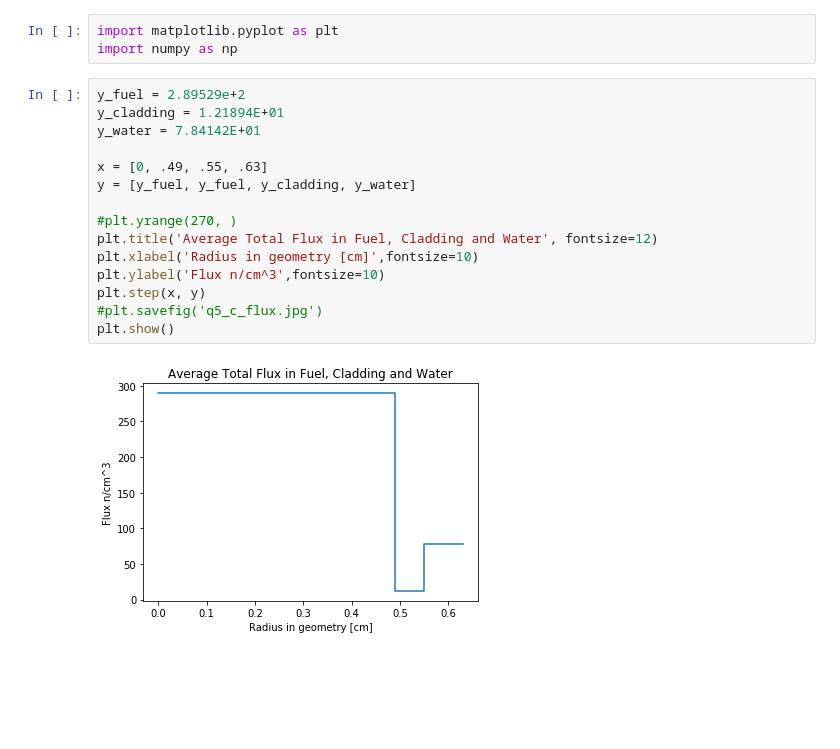
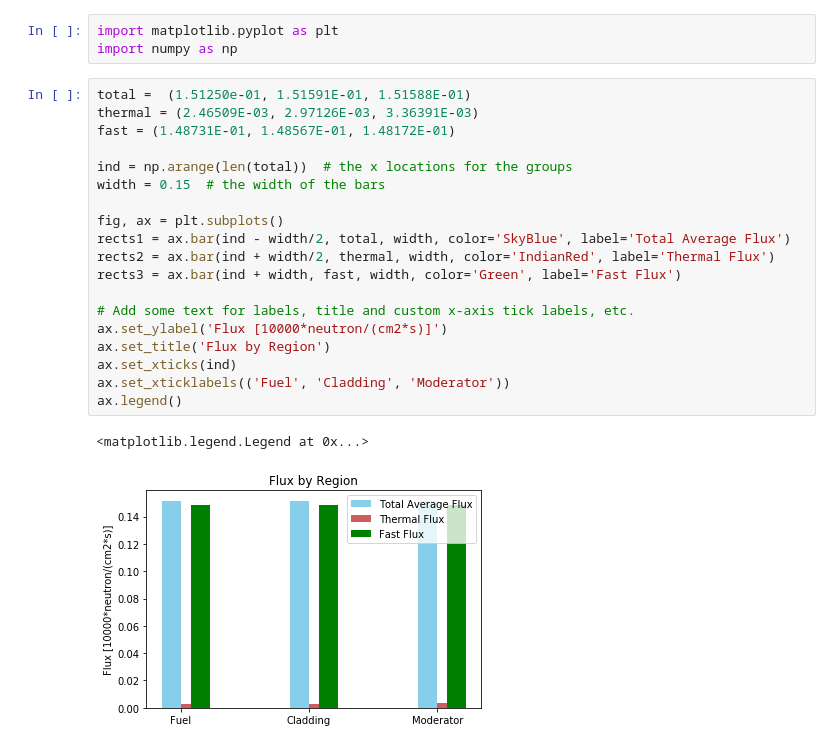
Before and after one commit to wjvanderlip/NE150_homework, a Jupyter notebook: 4HW/hw4_150.ipynb, the cells around one changed output. Cells and saved outputs as stored; diff of their text form; blank space fills up the shorter version.

```diff
--- a/4HW/hw4_150.ipynb
+++ b/4HW/hw4_150.ipynb
@@ -30,20 +30,25 @@ for cross in mods:
 # %%
 import matplotlib.pyplot as plt
 import numpy as np
-# %%
-y_fuel = 2.89529e+2
-y_cladding = 1.21894E+01
-y_water = 7.84142E+01
-
-x = [0, .49, .55, .63]
-y = [y_fuel, y_fuel, y_cladding, y_water]
-
-#plt.yrange(270, )
-plt.title('Average Total Flux in Fuel, Cladding and Water', fontsize=12)
-plt.xlabel('Radius in geometry [cm]',fontsize=10)
-plt.ylabel('Flux n/cm^3',fontsize=10)
-plt.step(x, y)
-#plt.savefig('q5_c_flux.jpg')
-plt.show()
-# %% [output]
-[figure, removed]
+# %%
+total =  (1.51250e-01, 1.51591E-01, 1.51588E-01)
+thermal = (2.46509E-03, 2.97126E-03, 3.36391E-03)
+fast = (1.48731E-01, 1.48567E-01, 1.48172E-01)
+
+ind = np.arange(len(total))  # the x locations for the groups
+width = 0.15  # the width of the bars
+
+fig, ax = plt.subplots()
+rects1 = ax.bar(ind - width/2, total, width, color='SkyBlue', label='Total Average Flux')
+rects2 = ax.bar(ind + width/2, thermal, width, color='IndianRed', label='Thermal Flux')
+rects3 = ax.bar(ind + width, fast, width, color='Green', label='Fast Flux')
+
+# Add some text for labels, title and custom x-axis tick labels, etc.
+ax.set_ylabel('Flux [10000*neutron/(cm2*s)]')
+ax.set_title('Flux by Region')
+ax.set_xticks(ind)
+ax.set_xticklabels(('Fuel', 'Cladding', 'Moderator'))
+ax.legend()
+# %% [output]
+<matplotlib.legend.Legend at 0x...>
+[figure, added]
```
Also changed, not shown: parts of 7 cells of this notebook, 3 other files.
